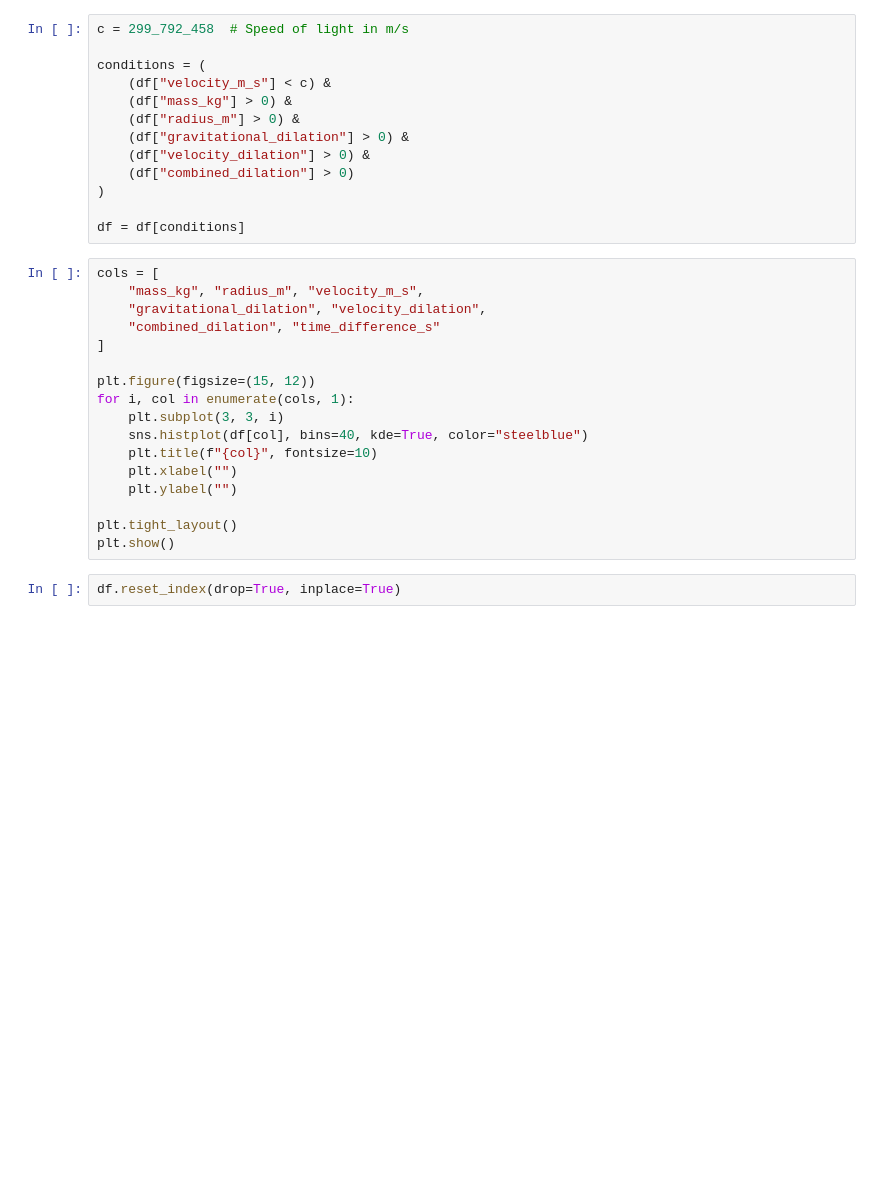
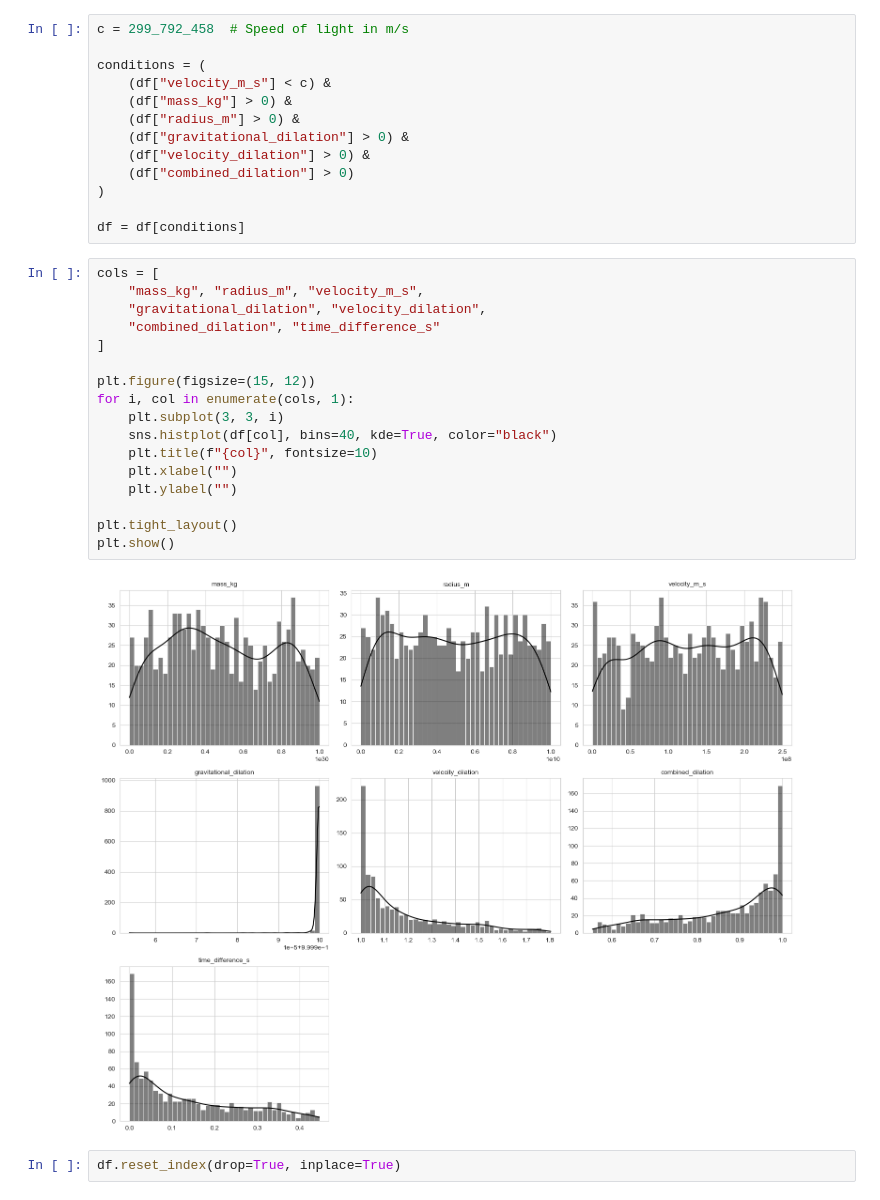
Before and after one commit to jobet1130/gravitime, a Jupyter notebook: notebooks/01_data_cleaning.ipynb, the cells around one changed output. Drawn from its saved outputs; the diff is of its cells as text; blank space fills up the shorter version.

```diff
--- a/notebooks/01_data_cleaning.ipynb
+++ b/notebooks/01_data_cleaning.ipynb
@@ -37,20 +47,22 @@ df = df[conditions]
 # %%
 cols = [
     "mass_kg", "radius_m", "velocity_m_s",
     "gravitational_dilation", "velocity_dilation",
     "combined_dilation", "time_difference_s"
 ]
 
 plt.figure(figsize=(15, 12))
 for i, col in enumerate(cols, 1):
     plt.subplot(3, 3, i)
-    sns.histplot(df[col], bins=40, kde=True, color="steelblue")
+    sns.histplot(df[col], bins=40, kde=True, color="black")
     plt.title(f"{col}", fontsize=10)
     plt.xlabel("")
     plt.ylabel("")
 
 plt.tight_layout()
 plt.show()
+# %% [output]
+[figure, added]
 # %%
 df.reset_index(drop=True, inplace=True)
 # %%
```
Also changed, not shown: parts of 4 cells of this notebook, 1 other file.
